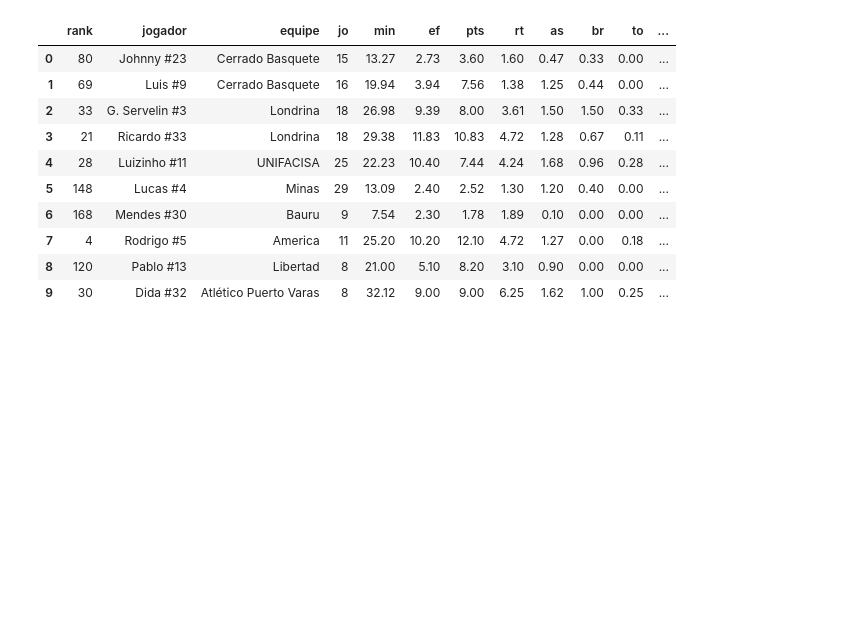
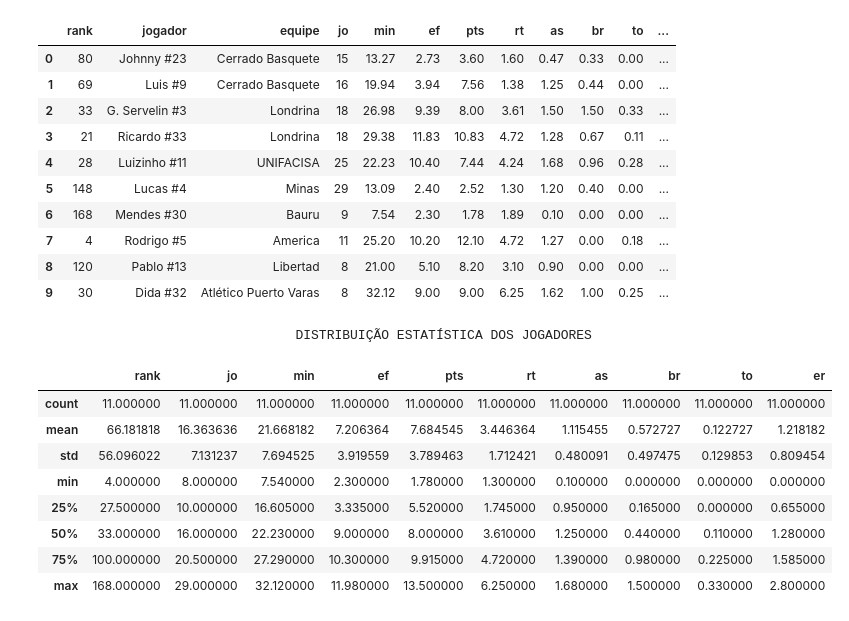
Before and after one commit to rafaelnduarte/Cerrado_Basquete, a Jupyter notebook: Cerrado_2020.ipynb, the cells around one changed output. Drawn from its saved outputs; the diff is of its cells as text; code cells hidden in the pictures; blank space fills up the shorter version.

```diff
--- a/Cerrado_2020.ipynb
+++ b/Cerrado_2020.ipynb
@@ -29,3 +56,18 @@ df.head(10)
 | 7 | 4 | Rodrigo #5 | America | 11 | 25.20 | 10.20 | 12.10 | 4.72 | 1.27 | 0.00 | 0.18 | ... |
 | 8 | 120 | Pablo #13 | Libertad | 8 | 21.00 | 5.10 | 8.20 | 3.10 | 0.90 | 0.00 | 0.00 | ... |
 | 9 | 30 | Dida #32 | Atlético Puerto Varas | 8 | 32.12 | 9.00 | 9.00 | 6.25 | 1.62 | 1.00 | 0.25 | ... |
+# %%
+# distribuição estatística dos dados dos jogadores
+print('\t\t\t\t DISTRIBUIÇÃO ESTATÍSTICA DOS JOGADORES')
+df.describe()
+# %% [output]
+                                 DISTRIBUIÇÃO ESTATÍSTICA DOS JOGADORES
+|  | rank | jo | min | ef | pts | rt | as | br | to | er |
+| count | 11.000000 | 11.000000 | 11.000000 | 11.000000 | 11.000000 | 11.000000 | 11.000000 | 11.000000 | 11.000000 | 11.000000 |
+| mean | 66.181818 | 16.363636 | 21.668182 | 7.206364 | 7.684545 | 3.446364 | 1.115455 | 0.572727 | 0.122727 | 1.218182 |
+| std | 56.096022 | 7.131237 | 7.694525 | 3.919559 | 3.789463 | 1.712421 | 0.480091 | 0.497475 | 0.129853 | 0.809454 |
+| min | 4.000000 | 8.000000 | 7.540000 | 2.300000 | 1.780000 | 1.300000 | 0.100000 | 0.000000 | 0.000000 | 0.000000 |
+| 25% | 27.500000 | 10.000000 | 16.605000 | 3.335000 | 5.520000 | 1.745000 | 0.950000 | 0.165000 | 0.000000 | 0.655000 |
+| 50% | 33.000000 | 16.000000 | 22.230000 | 9.000000 | 8.000000 | 3.610000 | 1.250000 | 0.440000 | 0.110000 | 1.280000 |
+| 75% | 100.000000 | 20.500000 | 27.290000 | 10.300000 | 9.915000 | 4.720000 | 1.390000 | 0.980000 | 0.225000 | 1.585000 |
+| max | 168.000000 | 29.000000 | 32.120000 | 11.980000 | 13.500000 | 6.250000 | 1.680000 | 1.500000 | 0.330000 | 2.800000 |
```
Also changed, not shown: parts of 6 cells of this notebook.
